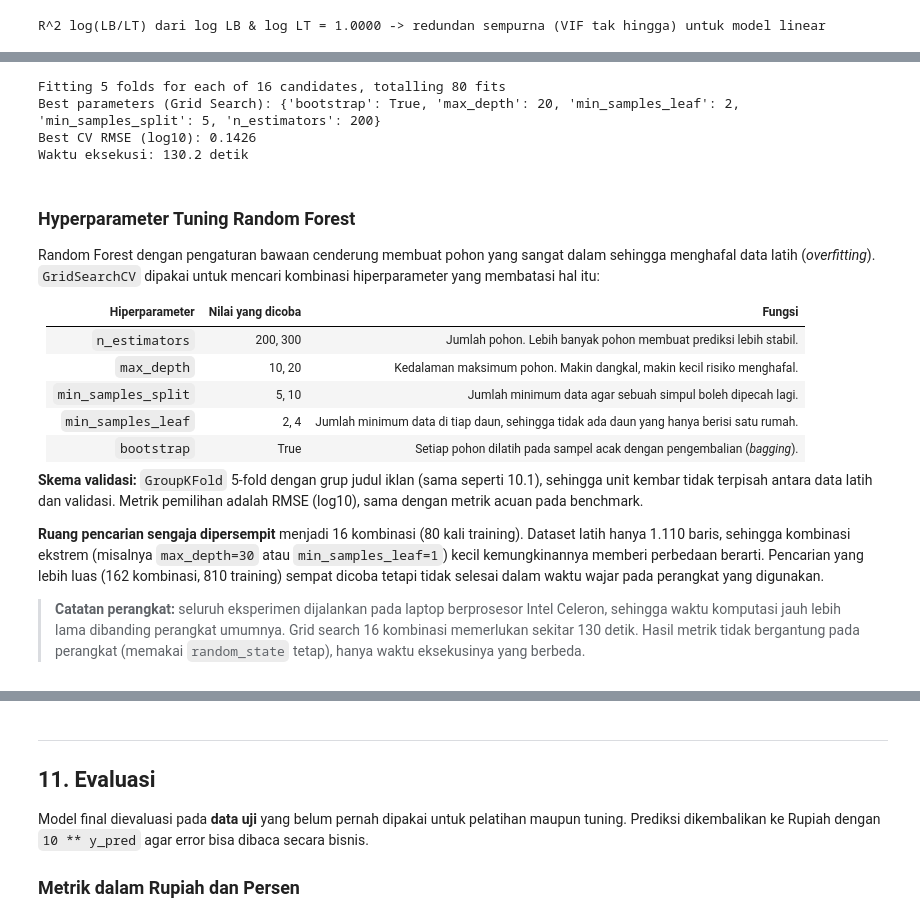
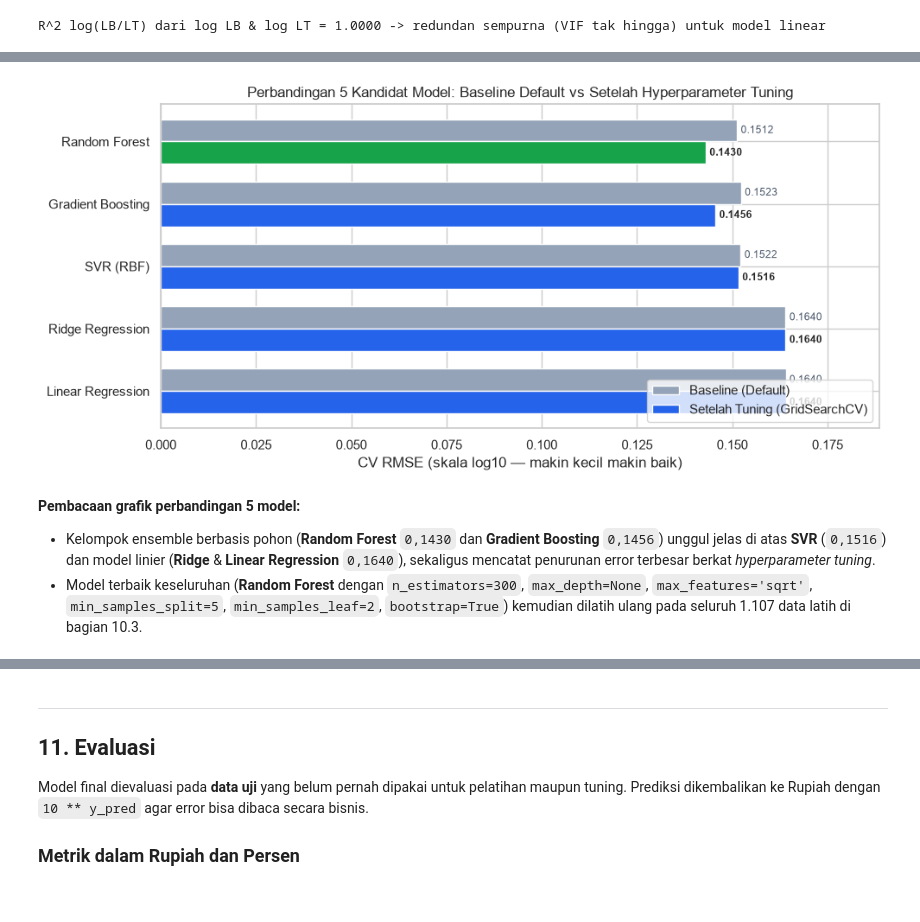
Before and after one commit to Affanzaky06/pPrediksi_Harga_Rumah_DS, a Jupyter notebook: prediksi.ipynb, the cells around one changed output, grey strips where cells are left out. Saved outputs shown, nothing was run; the diff lists cells and outputs as text; code cells hidden in the pictures.

```diff
--- a/prediksi.ipynb
+++ b/prediksi.ipynb
@@ -1437,57 +1570,37 @@ display(df_hasil)
 # %%
-import time
-from sklearn.model_selection import GridSearchCV, GroupKFold
+# Visualisasi perbandingan CV RMSE sebelum vs sesudah hyperparameter tuning pada 5 kandidat model
+df_plot = df_hasil.sort_values("Tuned CV RMSE (log)", ascending=False).reset_index(drop=True)
+y_pos = np.arange(len(df_plot))
+h = 0.36
 
-start_time = time.time()
+fig, ax = plt.subplots(figsize=(10, 4.8))
+bars_base = ax.barh(y_pos + h / 2, df_plot["Baseline CV RMSE (log)"], height=h,
+                    color="#94a3b8", label="Baseline (Default)")
+bars_tuned = ax.barh(y_pos - h / 2, df_plot["Tuned CV RMSE (log)"], height=h,
+                     color=["#16a34a" if m == "Random Forest" else "#2563eb" for m in df_plot["Model"]],
+                     label="Setelah Tuning (GridSearchCV)")
 
-param_grid = {
-    'n_estimators': [200, 300],
-    'max_depth': [10, 20],
-    'min_samples_split': [5, 10],
-    'min_samples_leaf': [2, 4],
-    'bootstrap': [True]
-}
+for bar in bars_base:
+    w = bar.get_width()
+    ax.text(w + 0.001, bar.get_y() + bar.get_height() / 2, f"{w:.4f}", va="center", fontsize=8.5, color="#475569")
+for bar in bars_tuned:
+    w = bar.get_width()
+    ax.text(w + 0.001, bar.get_y() + bar.get_height() / 2, f"{w:.4f}", va="center", fontsize=8.5, fontweight="bold")
 
-
-# GroupKFold per judul iklan (grup_cv dari sel benchmark)
-grid_search = GridSearchCV(
-    estimator=kandidat_model["Random Forest"],
-    param_grid=param_grid,
-    cv=GroupKFold(n_splits=5),
-    scoring='neg_root_mean_squared_error',  # sama dengan metrik acuan benchmark
-    n_jobs=-1,
-    verbose=1
-)
-grid_search.fit(X_train_final, y_train, groups=grup_cv)
-
-print(f"Best parameters (Grid Search): {grid_search.best_params_}")
-print(f"Best CV RMSE (log10): {-grid_search.best_score_:.4f}")
-best_rf_grid = grid_search.best_estimator_
-
-print(f"Waktu eksekusi: {time.time() - start_time:.1f} detik")
+ax.set_yticks(y_pos)
+ax.set_yticklabels(df_plot["Model"])
+ax.set_xlim(0, df_plot["Baseline CV RMSE (log)"].max() * 1.15)
+ax.set_xlabel("CV RMSE (skala log10 — makin kecil makin baik)")
+ax.set_title("Perbandingan 5 Kandidat Model: Baseline Default vs Setelah Hyperparameter Tuning")
+ax.legend(loc="lower right")
+plt.tight_layout()
+plt.show()
 # %% [output]
-Fitting 5 folds for each of 16 candidates, totalling 80 fits
-Best parameters (Grid Search): {'bootstrap': True, 'max_depth': 20, 'min_samples_leaf': 2, 'min_samples_split': 5, 'n_estimators': 200}
-Best CV RMSE (log10): 0.1426
-Waktu eksekusi: 130.2 detik
+[figure, added]
 # %% [markdown]
-### Hyperparameter Tuning Random Forest
-
-Random Forest dengan pengaturan bawaan cenderung membuat pohon yang sangat dalam sehingga menghafal data latih (*overfitting*). `GridSearchCV` dipakai untuk mencari kombinasi hiperparameter yang membatasi hal itu:
-
-| Hiperparameter | Nilai yang dicoba | Fungsi |
-|---|---|---|
-| `n_estimators` | 200, 300 | Jumlah pohon. Lebih banyak pohon membuat prediksi lebih stabil. |
-| `max_depth` | 10, 20 | Kedalaman maksimum pohon. Makin dangkal, makin kecil risiko menghafal. |
-| `min_samples_split` | 5, 10 | Jumlah minimum data agar sebuah simpul boleh dipecah lagi. |
-| `min_samples_leaf` | 2, 4 | Jumlah minimum data di tiap daun, sehingga tidak ada daun yang hanya berisi satu rumah. |
-| `bootstrap` | True | Setiap pohon dilatih pada sampel acak dengan pengembalian (*bagging*). |
-
-**Skema validasi:** `GroupKFold` 5-fold dengan grup judul iklan (sama seperti 10.1), sehingga unit kembar tidak terpisah antara data latih dan validasi. Metrik pemilihan adalah RMSE (log10), sama dengan metrik acuan pada benchmark.
-
-**Ruang pencarian sengaja dipersempit** menjadi 16 kombinasi (80 kali training). Dataset latih hanya 1.110 baris, sehingga kombinasi ekstrem (misalnya `max_depth=30` atau `min_samples_leaf=1`) kecil kemungkinannya memberi perbedaan berarti. Pencarian yang lebih luas (162 kombinasi, 810 training) sempat dicoba tetapi tidak selesai dalam waktu wajar pada perangkat yang digunakan.
-
-> **Catatan perangkat:** seluruh eksperimen dijalankan pada laptop berprosesor Intel Celeron, sehingga waktu komputasi jauh lebih lama dibanding perangkat umumnya. Grid search 16 kombinasi memerlukan sekitar 130 detik. Hasil metrik tidak bergantung pada perangkat (memakai `random_state` tetap), hanya waktu eksekusinya yang berbeda.
+**Pembacaan grafik perbandingan 5 model:**
+- Kelompok ensemble berbasis pohon (**Random Forest** `0,1430` dan **Gradient Boosting** `0,1456`) unggul jelas di atas **SVR** (`0,1516`) dan model linier (**Ridge** & **Linear Regression** `0,1640`), sekaligus mencatat penurunan error terbesar berkat *hyperparameter tuning*.
+- Model terbaik keseluruhan (**Random Forest** dengan `n_estimators=300`, `max_depth=None`, `max_features='sqrt'`, `min_samples_split=5`, `min_samples_leaf=2`, `bootstrap=True`) kemudian dilatih ulang pada seluruh 1.107 data latih di bagian 10.3.
 # %%
 from sklearn.metrics import mean_squared_error, r2_score
 
```
Also changed, not shown: parts of 37 cells of this notebook, 1 other file.
